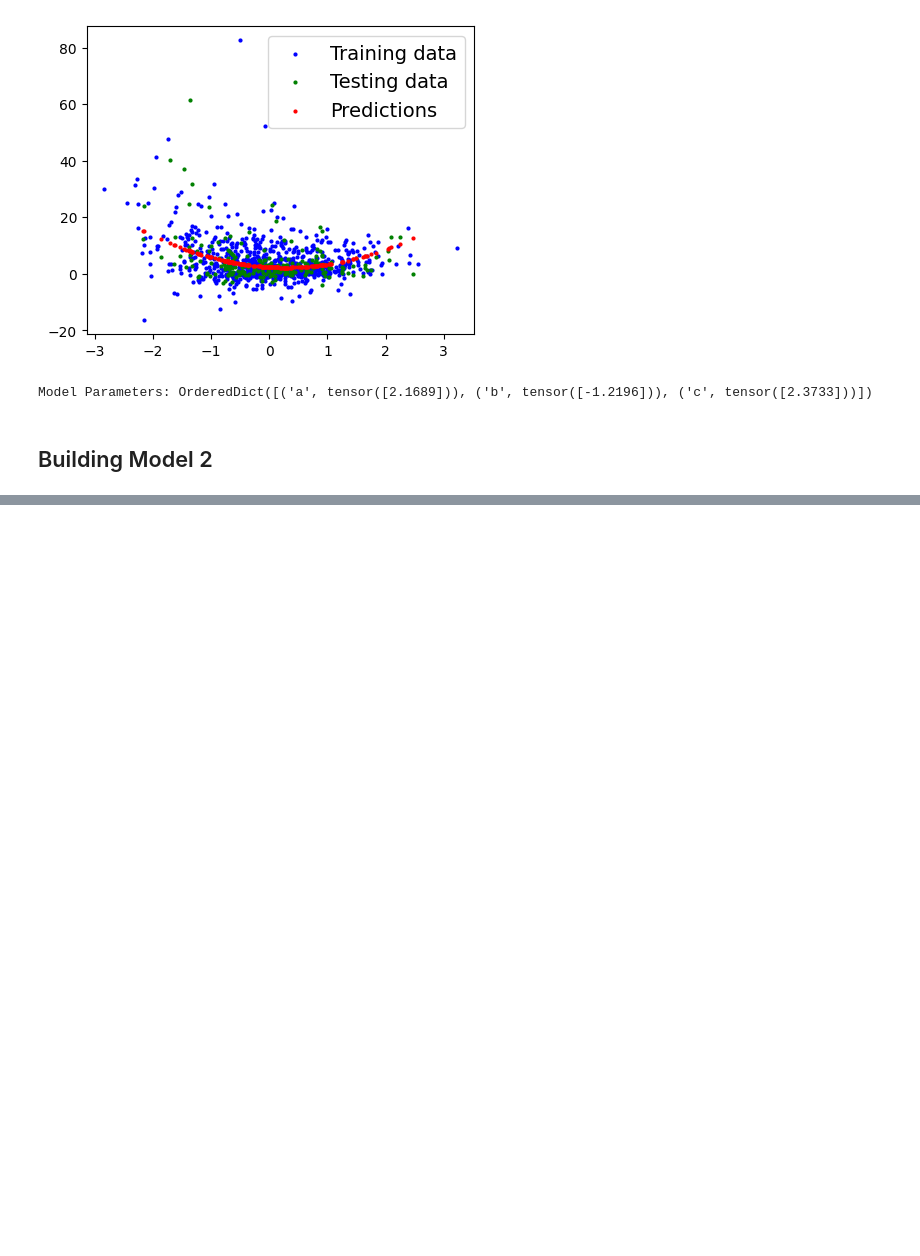
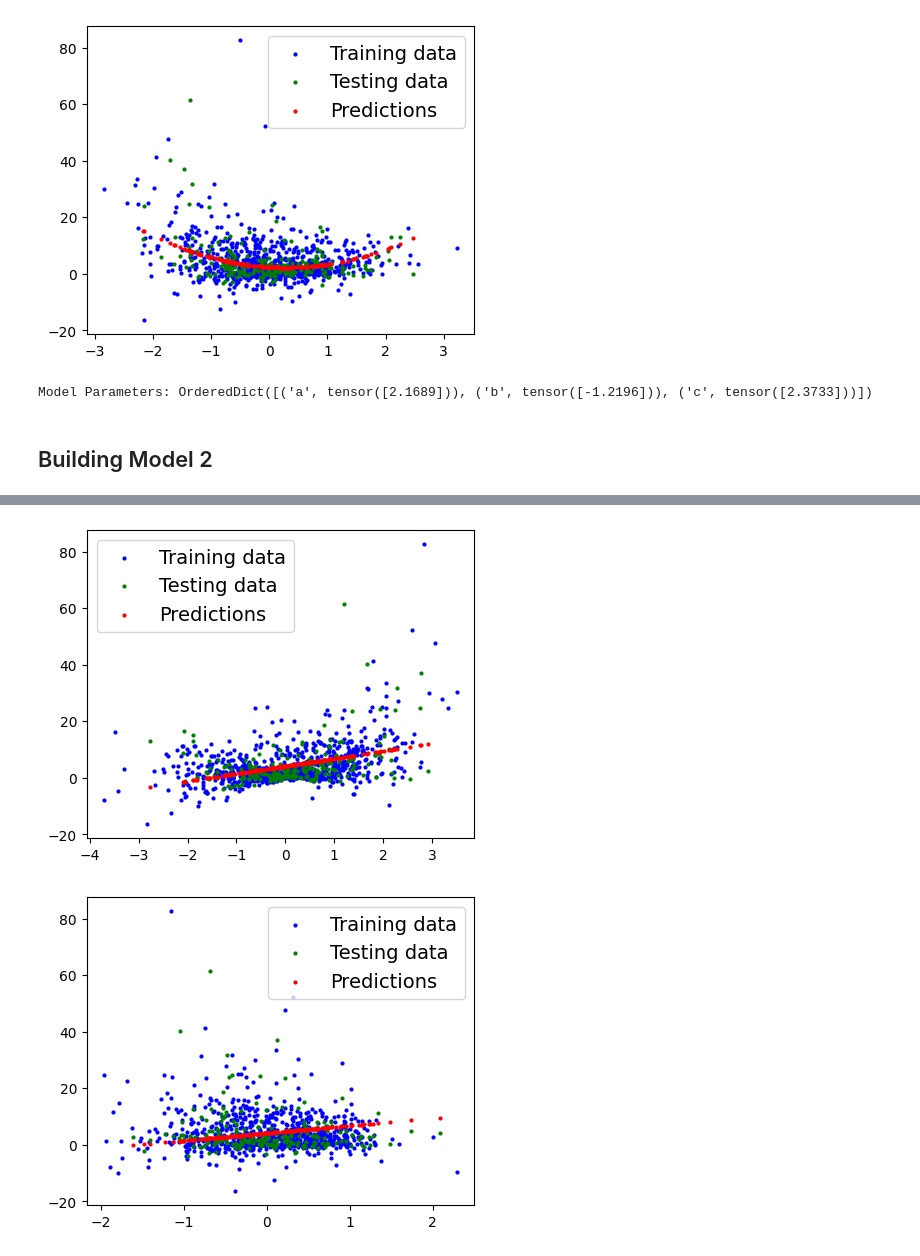
Before and after one commit to MuhammadTarek10/ML-DL, a Jupyter notebook: ml-dl-intro/tasks/Asmaa Ghanem1.ipynb, the cells around one changed output, grey strips where cells are left out. Drawn from its saved outputs; the diff is of its cells as text; code cells hidden in the pictures; blank space fills up the shorter version.

Commit message:
tested and trained model 2, saved

```diff
--- a/ml-dl-intro/tasks/Asmaa Ghanem1.ipynb
+++ b/ml-dl-intro/tasks/Asmaa Ghanem1.ipynb
@@ -419,3 +419,8 @@ class LinearRegressionModel(nn.Module):
     def forward(self, x: torch.Tensor):
         y = x*self.slope+self.intercept #linear formula: y=mx+c
         return y
+# %%
+model_2= LinearRegressionModel()
+print(f"Model_1 Parameters: {list(model_1.parameters())}")
+print('-------------------------')
+print(f"Named Parameters: {model_1.state_dict()}")
@@ -421,0 +434,11 @@ class LinearRegressionModel(nn.Module):
+# %%
+#predicting y values (from linear equation)
+with torch.inference_mode():
+    y2_preds = model_2(X2_test)
+
+print(f"Predicted values: {y2_preds}")
+
+with torch.inference_mode():
+    y5_preds = model_2(X5_test)
+
+print(f"Predicted values: {y5_preds}")
@@ -421,0 +463,6 @@ class LinearRegressionModel(nn.Module):
+# %%
+plot_predictions(X2_train, y2_train, X2_test, y2_test, y2_preds)
+plot_predictions(X5_train, y5_train, X5_test, y5_test, y5_preds)
+# %% [output]
+[figure, added]
+[figure, added]
```
Also changed, not shown: parts of 7 cells of this notebook.
